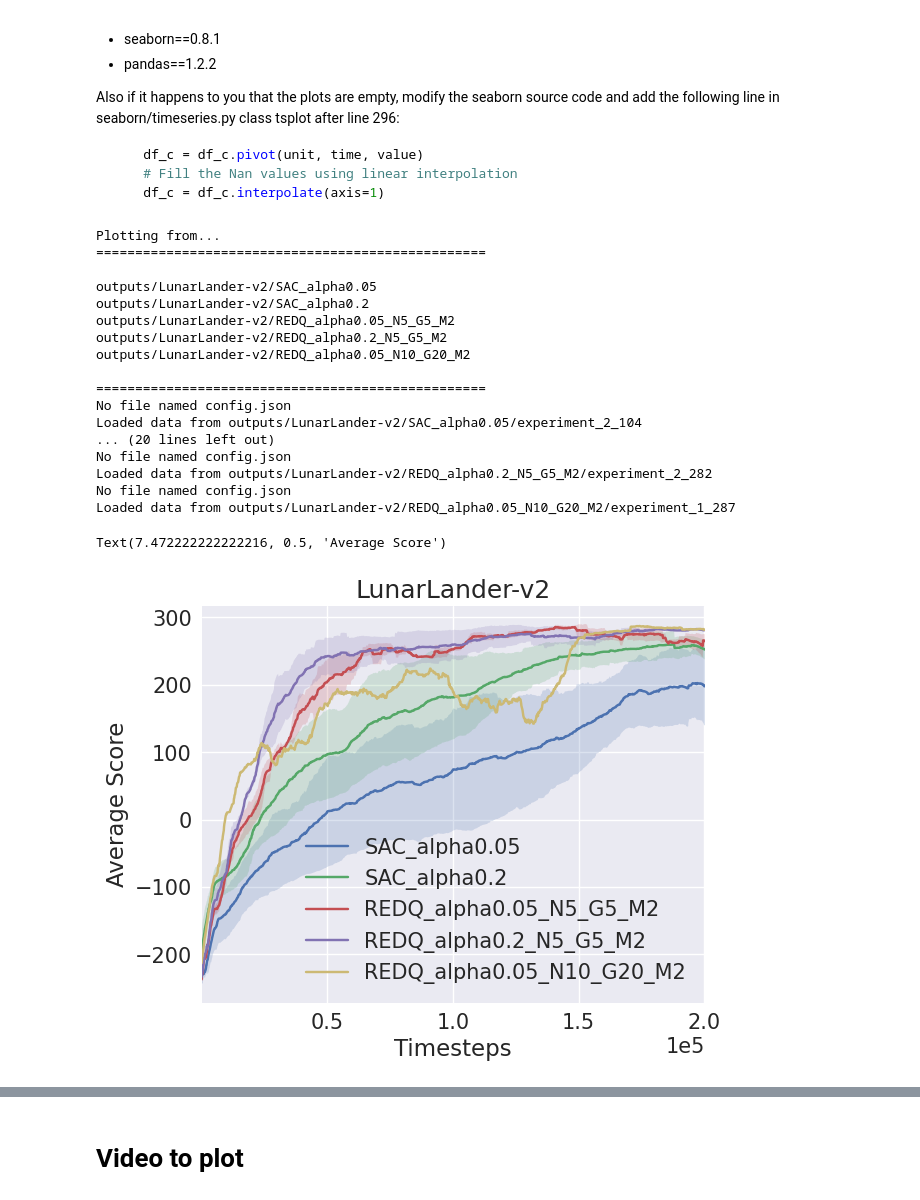
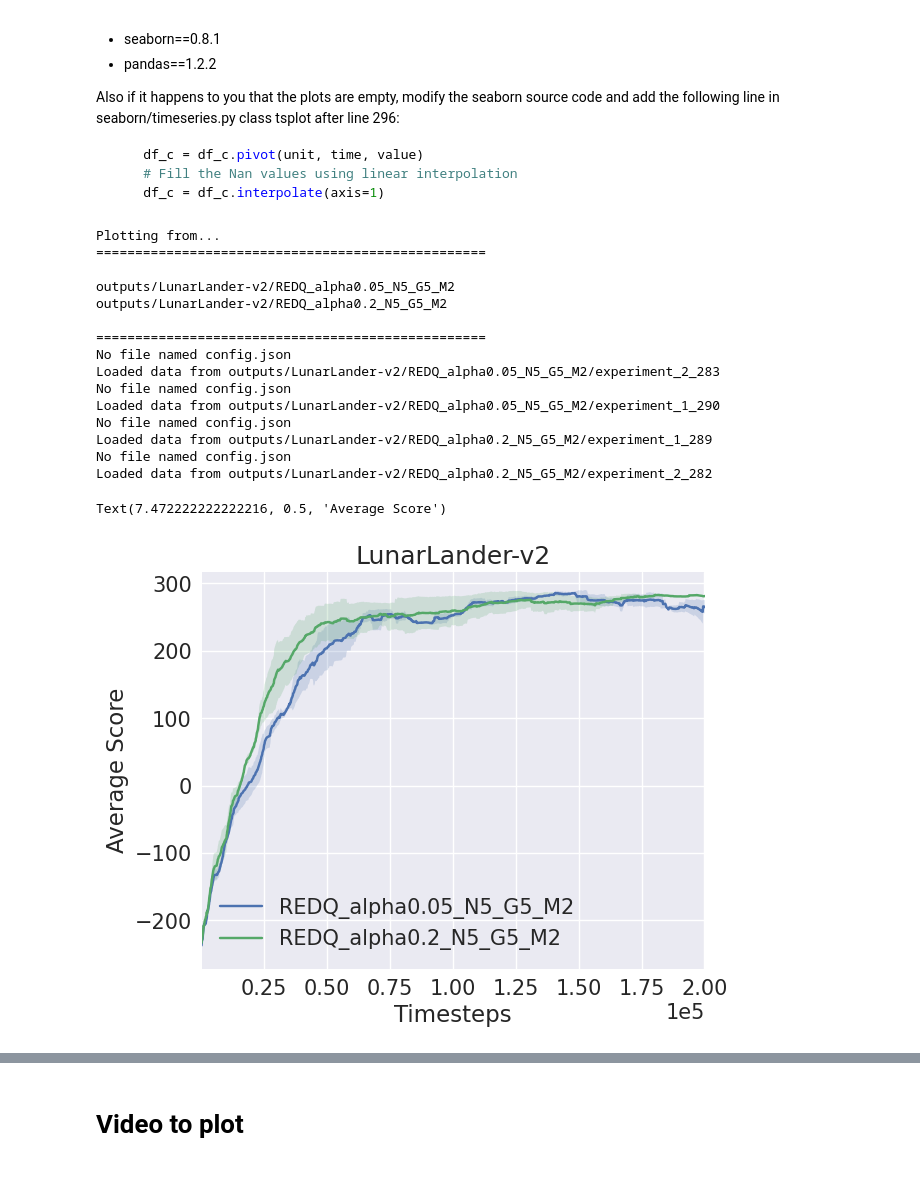
Before and after one commit to alberto-mate/REDQ, a Jupyter notebook: show_plots.ipynb, the cells around one changed output, grey strips where cells are left out. Cells and saved outputs as stored; diff of their text form; code cells hidden in the pictures.

```diff
--- a/show_plots.ipynb
+++ b/show_plots.ipynb
@@ -17,50 +17,48 @@ Also if it happens to you that the plots are empty, modify the seaborn source co
 env_path_output = f"outputs/LunarLander-v2"
 env_name = env_path_output.split("/")[-1]
 make_plots([
-     f"{env_path_output}/SAC_alpha0.05",
-     f"{env_path_output}/SAC_alpha0.2",
+    #  f"{env_path_output}/SAC_alpha0.05",
+    #  f"{env_path_output}/SAC_alpha0.2",
      f"{env_path_output}/REDQ_alpha0.05_N5_G5_M2",
      f"{env_path_output}/REDQ_alpha0.2_N5_G5_M2",
-     f"{env_path_output}/REDQ_alpha0.05_N10_G20_M2",
+    #  f"{env_path_output}/REDQ_alpha0.05_N10_G20_M2",
      ],
     xaxis="timesteps_history",
     legend=[
-        "SAC_alpha0.05",
-        "SAC_alpha0.2",
+        # "SAC_alpha0.05",
+        # "SAC_alpha0.2",
         "REDQ_alpha0.05_N5_G5_M2",
         "REDQ_alpha0.2_N5_G5_M2",
-        "REDQ_alpha0.05_N10_G20_M2"
+        # "REDQ_alpha0.05_N10_G20_M2"
             ],
     values=["score_history"],
     count=False,
     smooth=100,
     select=None,
     exclude=None,
     estimator="mean",
 )
 plt.title(env_name)
 plt.xlabel("Timesteps")
 plt.ylabel("Average Score")
 # %% [output]
 Plotting from...
 ==================================================
 
-outputs/LunarLander-v2/SAC_alpha0.05
-outputs/LunarLander-v2/SAC_alpha0.2
 outputs/LunarLander-v2/REDQ_alpha0.05_N5_G5_M2
 outputs/LunarLander-v2/REDQ_alpha0.2_N5_G5_M2
-outputs/LunarLander-v2/REDQ_alpha0.05_N10_G20_M2
 
 ==================================================
 No file named config.json
-Loaded data from outputs/LunarLander-v2/SAC_alpha0.05/experiment_2_104
-... (20 lines left out)
+Loaded data from outputs/LunarLander-v2/REDQ_alpha0.05_N5_G5_M2/experiment_2_283
+No file named config.json
+Loaded data from outputs/LunarLander-v2/REDQ_alpha0.05_N5_G5_M2/experiment_1_290
+No file named config.json
+Loaded data from outputs/LunarLander-v2/REDQ_alpha0.2_N5_G5_M2/experiment_1_289
 No file named config.json
 Loaded data from outputs/LunarLander-v2/REDQ_alpha0.2_N5_G5_M2/experiment_2_282
-No file named config.json
-Loaded data from outputs/LunarLander-v2/REDQ_alpha0.05_N10_G20_M2/experiment_1_287
 Text(7.472222222222216, 0.5, 'Average Score')
-[figure, old version]
+[figure, new version]
 # %%
 env_path_output = f"outputs/BipedalWalker-v3"
 env_name = env_path_output.split("/")[-1]
```
Also changed, not shown: parts of 3 cells of this notebook, 1 other file.
